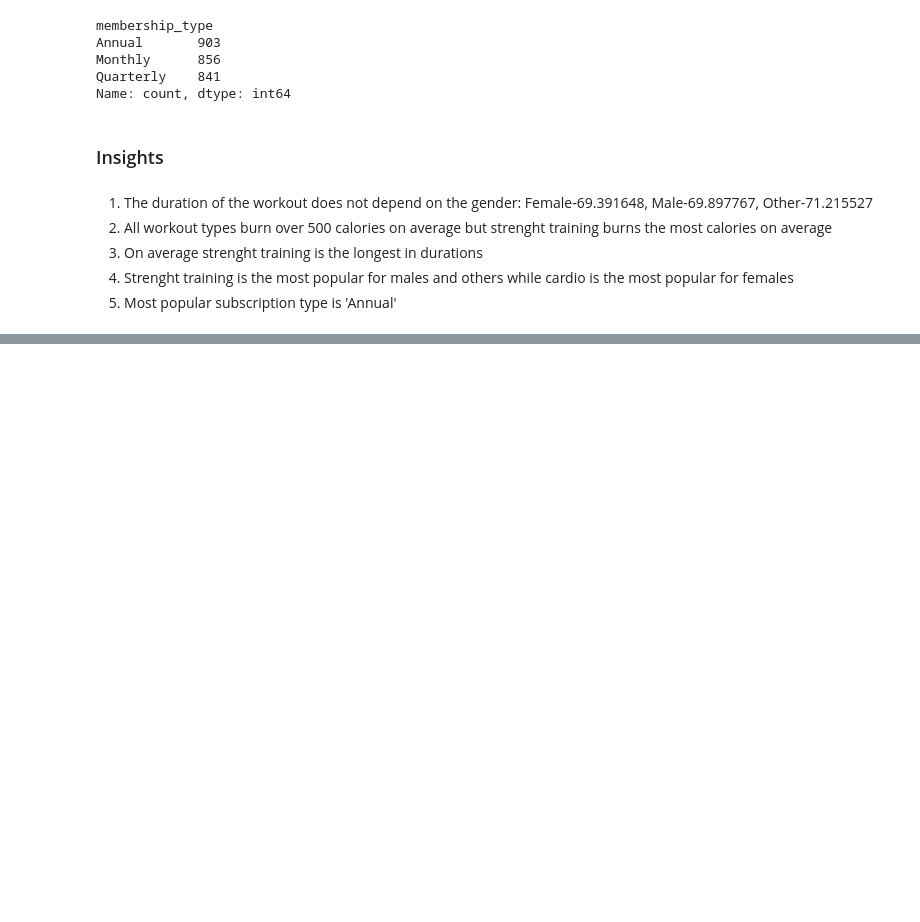
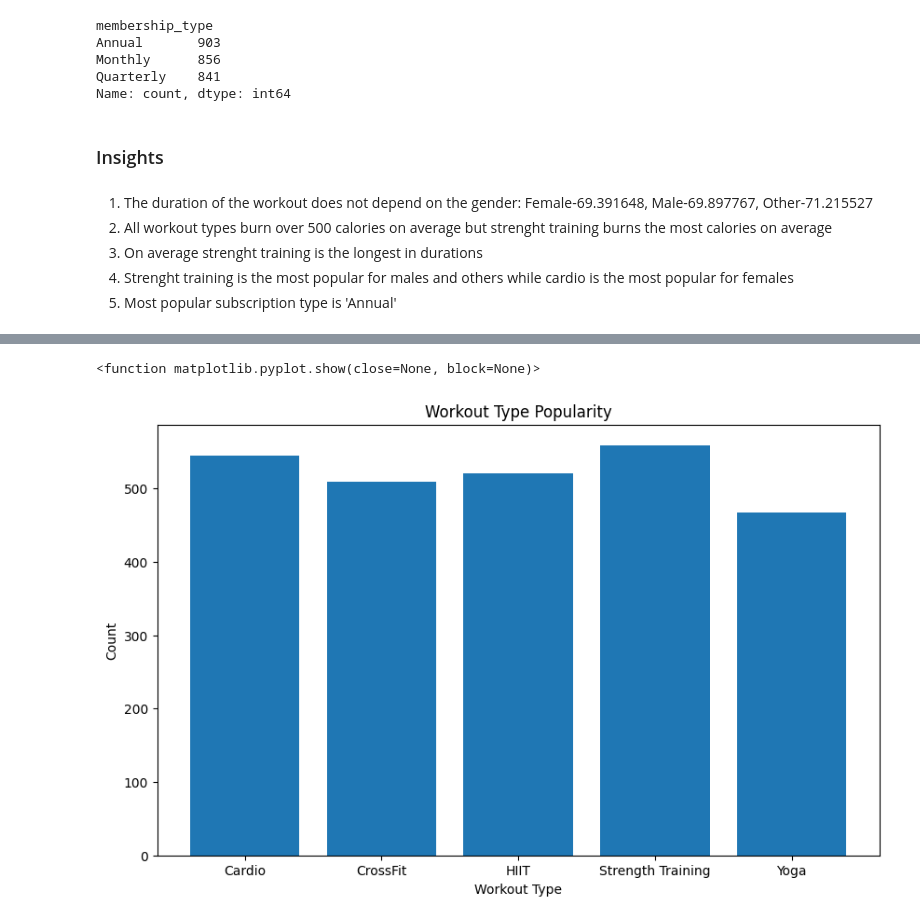
Before and after one commit to bolicnikola/Applied-Machine-Learning-And-AI, a Jupyter notebook: D0.ipynb, the cells around one changed output, grey strips where cells are left out. Cells and saved outputs as stored; diff of their text form; code cells hidden in the pictures; blank space fills up the shorter version.

```diff
--- a/D0.ipynb
+++ b/D0.ipynb
@@ -214,0 +380,2 @@ Name: count, dtype: int64
+# %%
+df_by_workout = df.groupby(['workout_type'])['workout_type'].value_counts().reset_index()
@@ -214,0 +391,13 @@ Name: count, dtype: int64
+# %%
+x = df_by_workout['workout_type']
+y = df_by_workout['count']
+
+fig, ax = plt.subplots(figsize=(10,6))
+ax.bar(x,y)
+ax.set_xlabel('Workout Type')
+ax.set_ylabel('Count')
+ax.set_title('Workout Type Popularity')
+plt.show
+# %% [output]
+<function matplotlib.pyplot.show(close=None, block=None)>
+[figure, added]
```
Also changed, not shown: parts of 41 cells of this notebook, 3 other files.
